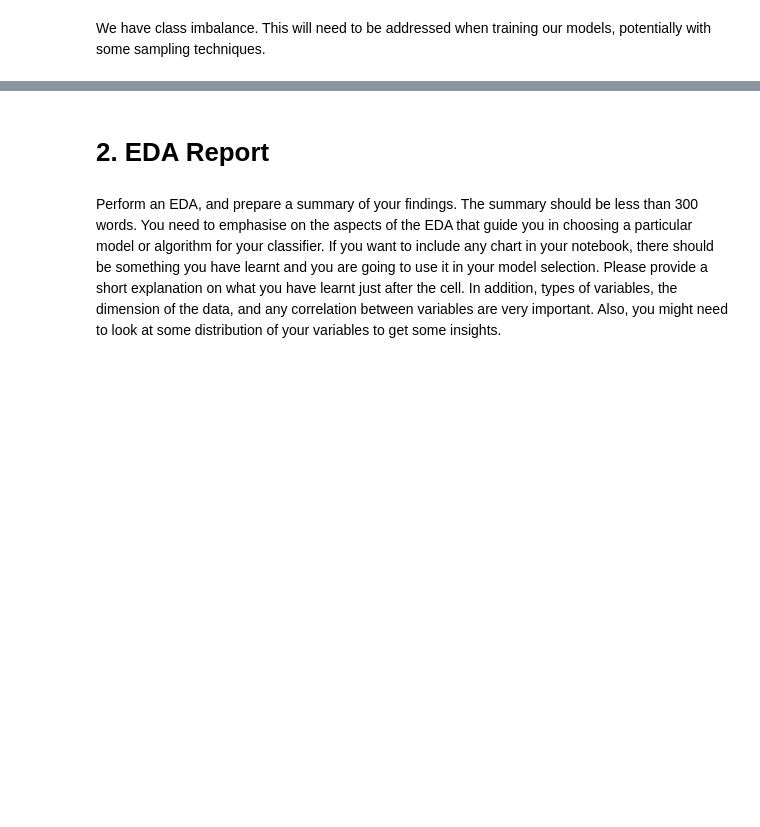
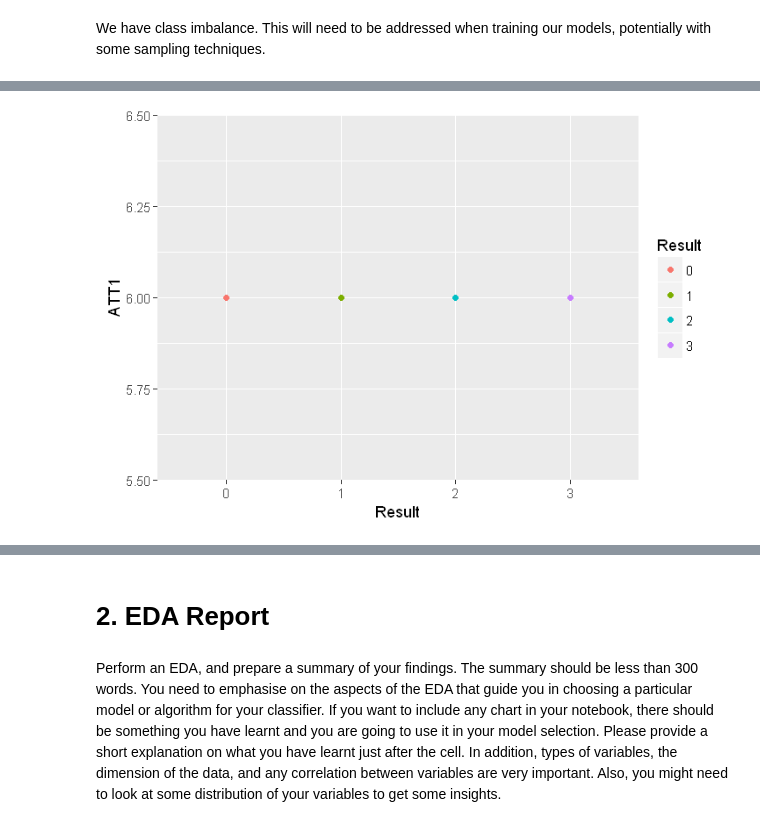
Before and after one commit to codeBehindMe/ADLA3, a Jupyter notebook: groupG.ipynb, the cells around one changed output, grey strips where cells are left out. Saved outputs shown, nothing was run; the diff lists cells and outputs as text; code cells hidden in the pictures; blank space fills up the shorter version.

```diff
--- a/groupG.ipynb
+++ b/groupG.ipynb
@@ -198,4 +184,6 @@ options(repr.plot.height = 4)
 # %%
-ggplot(aes(x=ATT1, y=ATT2, color=Result),  #by setting color=color, ggplot automatically draw in different colors
+ggplot(aes(x=Result, y=ATT1, color=Result),  #by setting color=color, ggplot automatically draw in different colors
        data=train) + geom_point(stat='summary', fun.y=median)
+# %% [output]
+[figure, added]
 # %%
```
Also changed, not shown: parts of 40 cells of this notebook.
